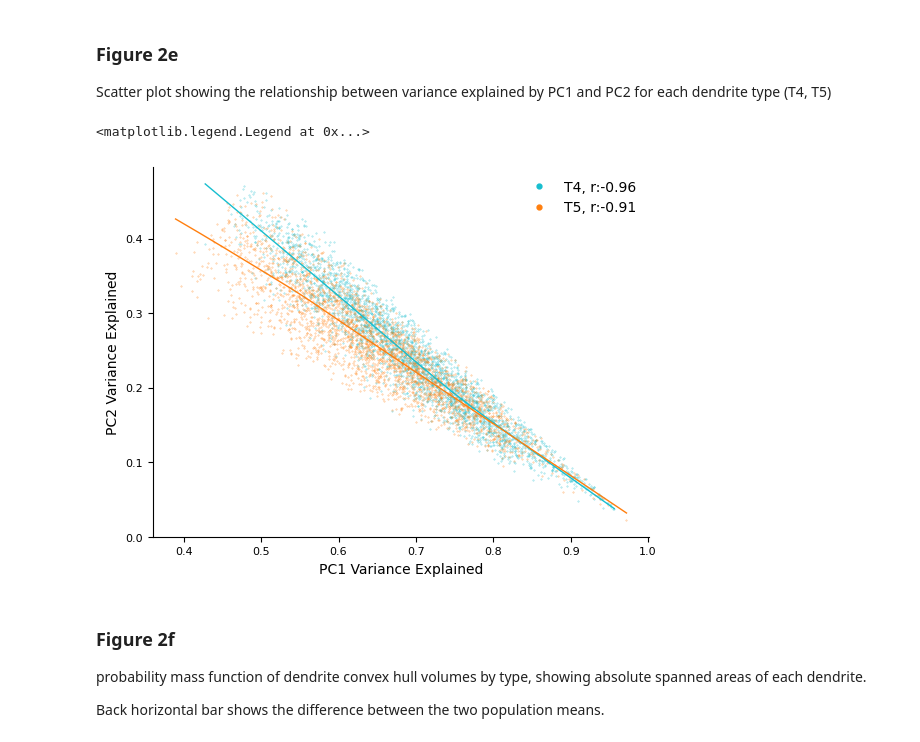
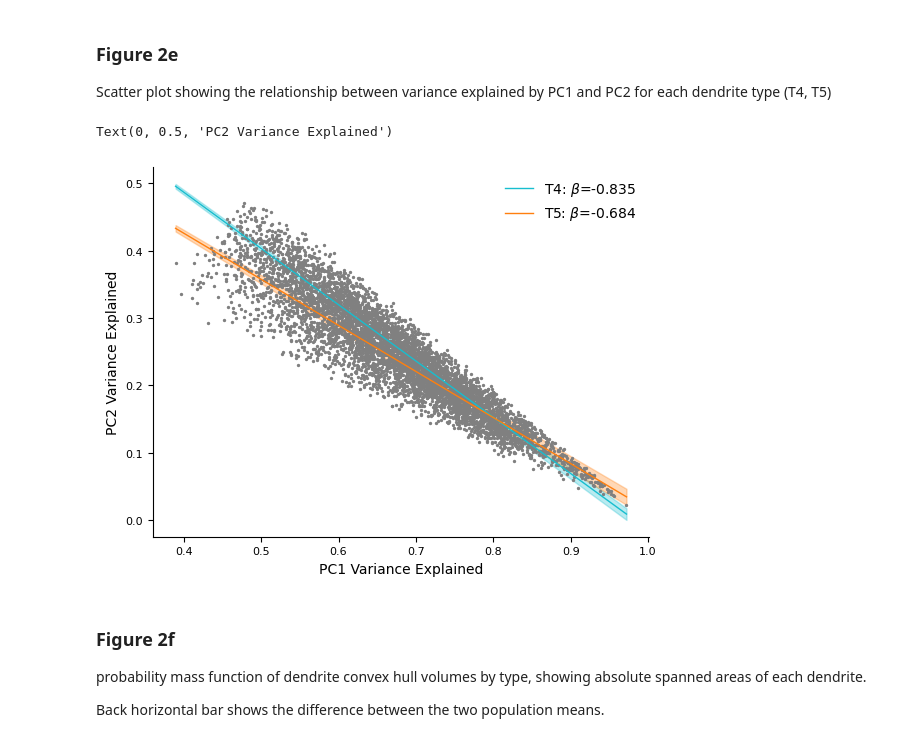
Before and after one commit to borstlab/T4_T5_Dendrite_Morphology_Paper, a Jupyter notebook: Notebooks/Figure_2.ipynb, the cells around one changed output. Cells and saved outputs as stored; diff of their text form; code cells hidden in the pictures.

Commit message:
Figure S1 notebooks and code

```diff
--- a/Notebooks/Figure_2.ipynb
+++ b/Notebooks/Figure_2.ipynb
@@ -36,3 +36,8 @@ WARNING:2025-12-10 13:09:23,409:jax._src.xla_bridge:967: An NVIDIA GPU may be pr
+# %%
+# Will need to fix this, but convert PCs to floats
+df_point.PC1 = [float(i) for i in df_point.PC1.values]
+df_point.PC2 = [float(i) for i in df_point.PC2.values]
+df_point.PC3 = [float(i) for i in df_point.PC3.values]
 # %% [markdown]
 ### Figure 2a - Dendrite subtype contour plots.
 
@@ -118,39 +123,31 @@ ax.legend(frameon = False, fontsize = 8, bbox_to_anchor=(.95, 0.5), loc='center
 ### Figure 2e
 
 Scatter plot showing the relationship between variance explained by PC1 and PC2 for each dendrite type (T4, T5)
-# %%
-fig, ax = plt.subplots()
-
-custom_handles = []
-
-for i in range(len(fT.Types)):
-    t = fT.Types[i]
-    c = fT.Type_colours[i]
-    x = df_point.loc[df_point.Type == t,'PC1'].values
-    y = df_point.loc[df_point.Type == t, 'PC2'].values
-
-    # to fix later - returning arrays here, so need to convert to float
-    x = np.array([float(i) for i in x])
-    y = np.array([float(i) for i in y])
-
-    corr_coeff, _ = pearsonr(x, y)
-    ax.scatter(x,y, alpha = 0.6, c = c, s = 0.4, marker = '.')
-    # regression line
-    sns.regplot(x=x, y=y, ax=ax, scatter=False, line_kws={'color': c, 'linewidth': 1}, ci=95, lowess = True)
-
-    # Create custom legend handle
-    legend_handle = mlines.Line2D([], [], color=c, marker='.', markersize=7, linestyle=' ', label = f"{t}, r:{corr_coeff:.2f}")
-    custom_handles.append(legend_handle)
-
-ax.spines['right'].set_visible(False)
-ax.spines['top'].set_visible(False)
-ax.tick_params(axis='both', labelsize=8)
-ax.set_xlabel('PC1 Variance Explained', fontsize=10)
-ax.set_ylabel('PC2 Variance Explained', fontsize = 10)
-ax.legend(handles = custom_handles, frameon = False, fontsize = 10, loc = 'upper right')
-# %% [output]
-<matplotlib.legend.Legend at 0x...>
-[figure, removed]
+# %%
+fig, ax = plt.subplots()
+
+fT.regPlot(
+    ax = ax,
+    df = df_point,
+    DV = 'PC2',
+    IV_col  = "PC1",
+    group_col = 'Type',
+    groups = fT.Types,
+    colours = fT.Type_colours,
+    line_kwargs = {'linewidth':1},
+    point_kwargs = {'s':2,'c':'gray'},
+    fill_kwargs = {'alpha':0.3},
+    legend_kwargs = {'frameon':False,'loc':"upper right"} ,
+)
+
+ax.spines['right'].set_visible(False)
+ax.spines['top'].set_visible(False)
+ax.tick_params(axis='both', labelsize=8)
+ax.set_xlabel('PC1 Variance Explained', fontsize=10)
+ax.set_ylabel('PC2 Variance Explained', fontsize = 10)
+# %% [output]
+Text(0, 0.5, 'PC2 Variance Explained')
+[figure, added]
 # %% [markdown]
 ### Figure 2f
 
```
Also changed, not shown: parts of 2 cells of this notebook, 2 other files.
